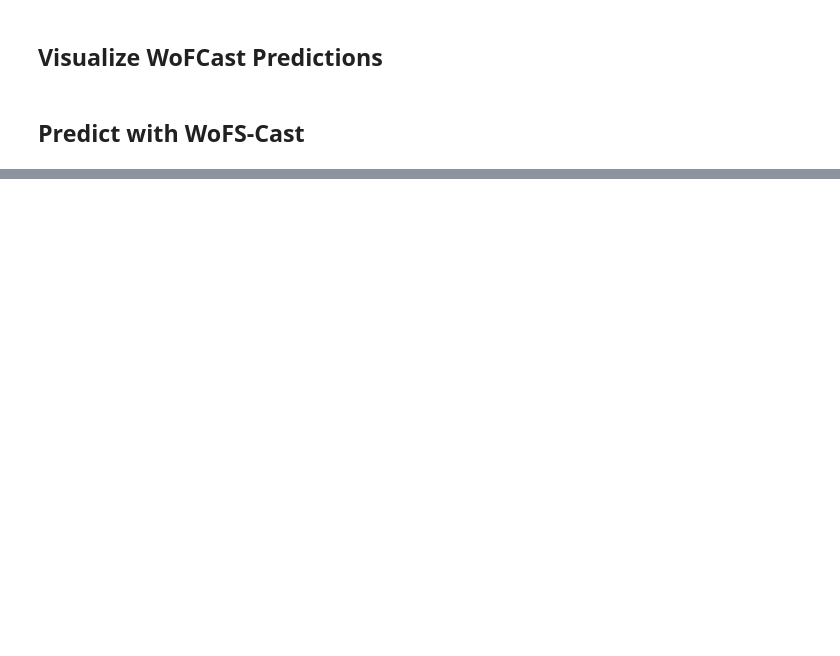
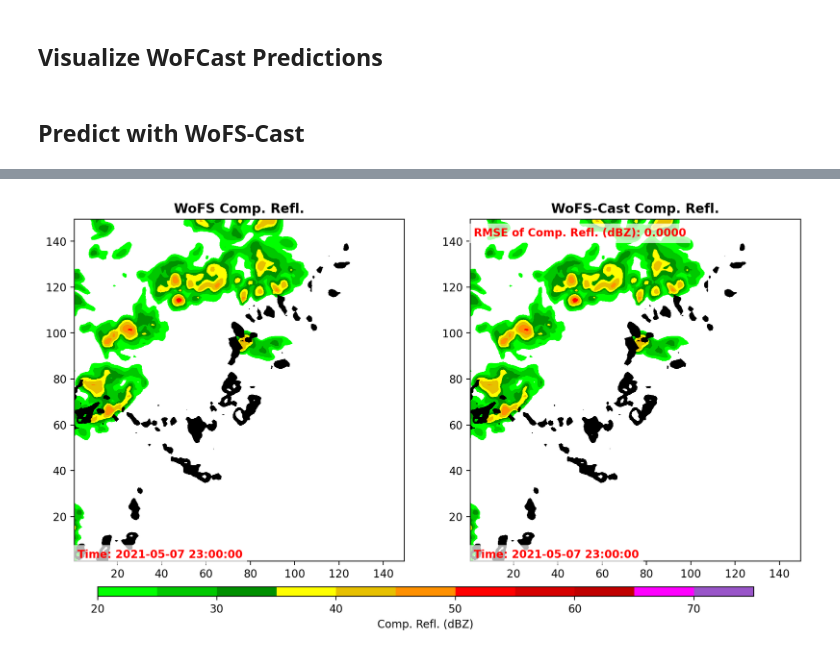
Before and after one commit to NOAA-National-Severe-Storms-Laboratory/frdd-wofs-cast, a Jupyter notebook: training_pipeline/evaluate_model/visualize_wofscast.ipynb, the cells around one changed output, grey strips where cells are left out. Saved outputs shown, nothing was run; the diff lists cells and outputs as text; code cells hidden in the pictures; blank space fills up the shorter version.

```diff
--- a/training_pipeline/evaluate_model/visualize_wofscast.ipynb
+++ b/training_pipeline/evaluate_model/visualize_wofscast.ipynb
@@ -34,7 +38,7 @@ import pandas as pd
 
 def to_datetimes(path, n_times = 13):
     name, freq, ens_mem = os.path.basename(path).split('__')
-    start_time_dt = datetime.strptime(name.split('_to')[0], 'wrfwof_%Y-%m-%d_%H%M%S')
+    start_time_dt = datetime.strptime(name.split('_to')[0], 'wrfwof_%Y-%m-%d_%H%M%S.zarr')
     start_time = pd.Timestamp(start_time_dt)
 
     dt_list = pd.date_range(start=start_time, periods=n_times, freq=freq)
@@ -112,18 +149,29 @@ else:
 #MODEL_PATH = '/work/mflora/wofs-cast-data/model/wofscast_baseline_mlp.npz'
 #MODEL_PATH = '/work/mflora/wofs-cast-data/model/wofscast_dbz_1hr_v6.npz'
 
-MODEL_PATH = '/work/mflora/wofs-cast-data/model/wofscast_test_speed_v23.npz'
+#MODEL_PATH = '/work/mflora/wofs-cast-data/model/wofscast_transformer_v1.npz'
+# Corey's biggest model
+#MODEL_PATH = '/work/cpotvin/WOFSCAST/model/wofscast_test_v178.npz'
 
+MODEL_PATH = '/work/mflora/wofs-cast-data/model/wofscast_test_hourly.npz'
 
 #TODO: Add this to the saved data part, so that we load the correct norm stats
-norm_stats_path = '/work/mflora/wofs-cast-data/full_normalization_stats'
+#norm_stats_path = '/work/mflora/wofs-cast-data/full_normalization_stats'
+norm_stats_path = '/work/mflora/wofs-cast-data/norm_stats_hourly'
 
-model = WoFSCastModel(norm_stats_path = norm_stats_path)
+model = WoFSCastModel()#norm_stats_path = norm_stats_path)
 
-model.load_model(MODEL_PATH)
+model.load_model(MODEL_PATH,
+                 #mesh2grid_edge_normalization_factor = 1.0,
+                 #grid_to_mesh_node_dist = 5,
+                 #domain_size=300,
+                 #mesh_size = 5
+                )
+
 inputs, targets, forcings = dataset_to_input(dataset, model.task_config,
-                                             target_lead_times=slice('10min', '120min'),
-                                             batch_over_time=False, n_target_steps=12)
+                                             #target_lead_times=slice('10min', '120min'),
+                                             target_lead_times=slice('1hr', '4hr'),
+                                             batch_over_time=False, n_target_steps=5)
 
 predictions = model.predict(inputs, targets, forcings)
 # %% [output]
@@ -138,12 +189,13 @@ class WoFSCastAnimator:
         self.plot_border = plot_border
         self.domain_size = domain_size
 
-    def __call__(self, var, level, inputs, predictions, targets):
+    def __call__(self, var, level, inputs, predictions, targets, mrms_dz=None):
         self.var = var
         self.level = level
         self.inputs = inputs
         self.predictions = predictions
         self.targets = targets
+        self.mrms_dz = mrms_dz
 
         init_ds, pred, tars = self.drop_batch_dim(inputs, predictions, targets)
 
@@ -284,6 +336,12 @@ class WoFSCastAnimator:
                         weight='bold', color='red', fontsize=10,
                         bbox=dict(facecolor='white', alpha=0.7, edgecolor='none'))
 
+
             if self.cbar is None:
                 self.cbar = self.fig.colorbar(im, cax=self.cbar_ax, orientation='horizontal')
                 self.cbar.set_label(f'{display_name_mapper.get(self.var, self.var)} ({units_mapper.get(self.var, self.var)})')
+
+
+            ax.contourf(self.mrms_dz[t],
+                         origin='lower', aspect='equal',
+                        colors=['black', 'blue'], levels=[35.0, 50.0], linewidths=[0.5, 1.5])
@@ -290,12 +406,18 @@ class WoFSCastAnimator:
+# %%
+dts = to_datetimes(path, n_times = 6)
+loader = MRMSDataLoader(case_date, dts)
+loader.find_mrms_files()
+mrms_dz = loader.load()
 # %%
-dts = to_datetimes(path, n_times = 14)
 
 animator = WoFSCastAnimator(domain_size=150, dts=dts)
 anim = animator(var='COMPOSITE_REFL_10CM',
                 level='none',
                 inputs=inputs,
                 predictions=predictions,
-                targets=targets)
+                targets=targets,
+                mrms_dz = mrms_dz
+               )
 
 # To display the animation in a Jupyter notebook
 from IPython.display import HTML
@@ -303,3 +425,4 @@ HTML(anim.to_jshtml())
 
 # Optionally, to save the animation
 #anim.save("wofscast.gif", writer="pillow", fps=3)
+# %% [output]
@@ -305,0 +430 @@ HTML(anim.to_jshtml())
+[figure, added]
```
Also changed, not shown: parts of 5 cells of this notebook, 17 other files.
